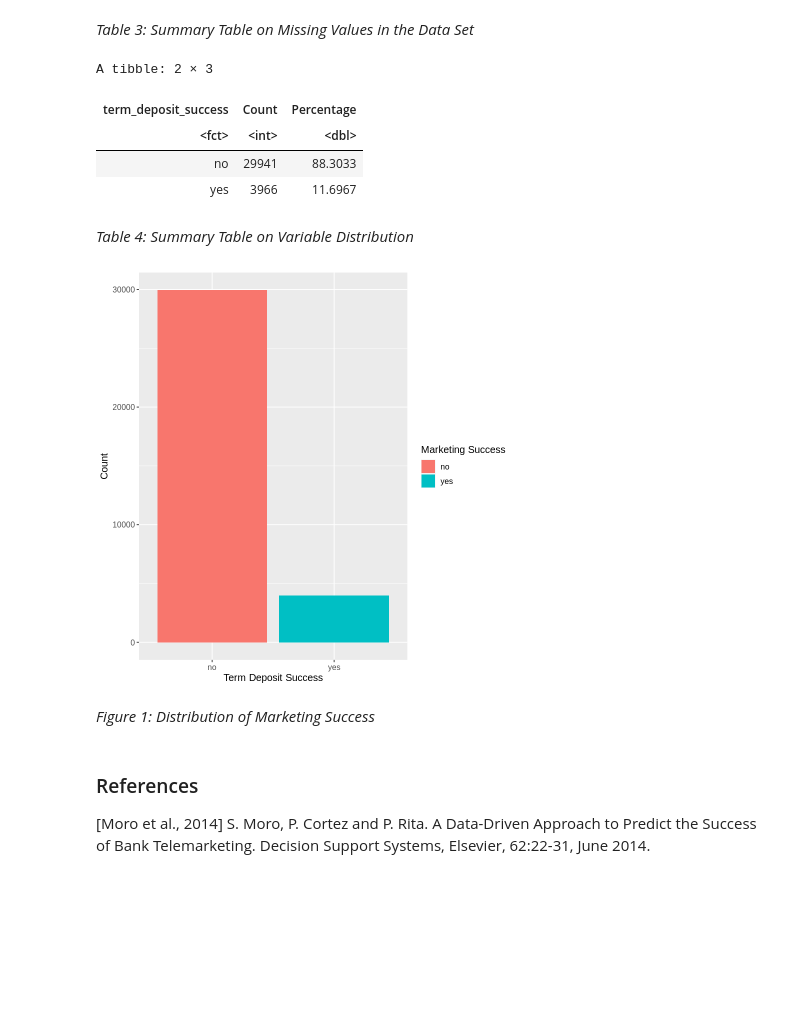
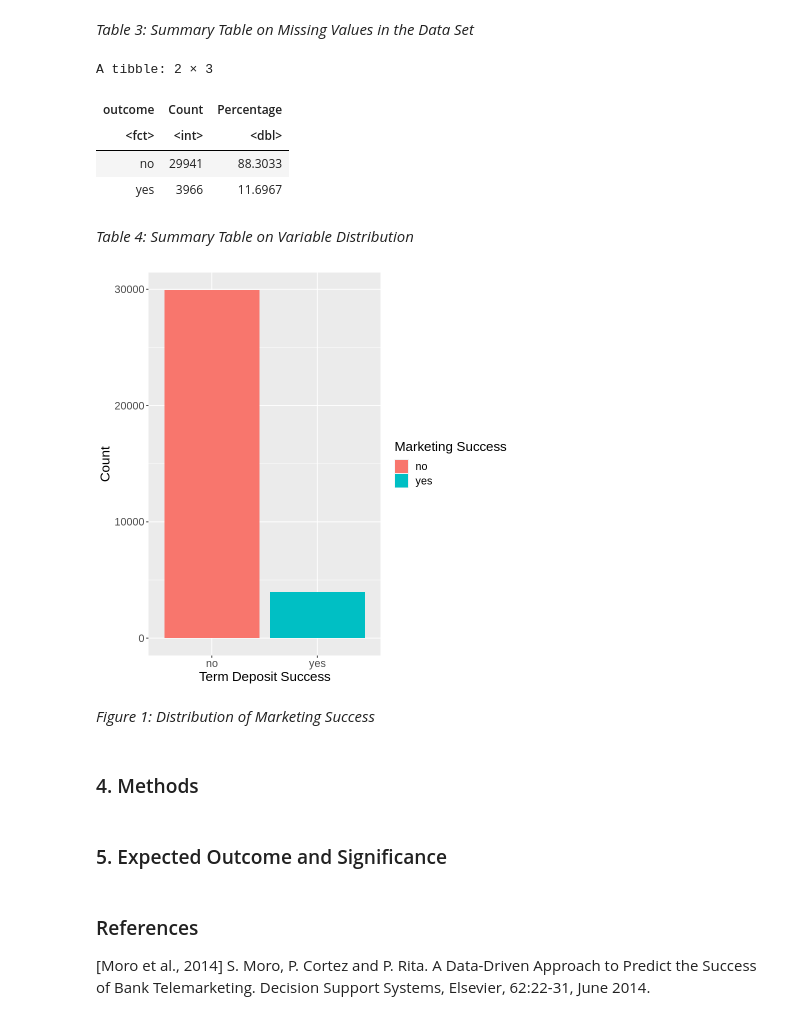
Before and after one commit to a-wang27/DSCI-100, a Jupyter notebook: project_proposal.ipynb, the cells around one changed output. Cells and saved outputs as stored; diff of their text form; code cells hidden in the pictures; blank space fills up the shorter version.

```diff
--- a/project_proposal.ipynb
+++ b/project_proposal.ipynb
@@ -41,12 +41,12 @@ A spec_tbl_df: 45211 × 17
 *Table 1: Bank Marketing Dataset from the Web*
 # %%
 tidy_bank_data <- bank_data |>
-    rename(term_deposit_success = y) |>
-    mutate(term_deposit_success = as_factor(outcome))
+    rename(outcome = y) |>
+    mutate(outcome = as_factor(outcome))
 
 bank_split <- initial_split(tidy_bank_data,
                             prop = 0.75,
-                            strata = term_deposit_success)
+                            strata = outcome)
 bank_train <- training(bank_split)
 bank_test <- testing(bank_split)
 
@@ -79,26 +79,30 @@ A data.frame: 1 × 1
 # %%
 number_obs <- nrow(bank_train)
             bank_train |>
-            group_by(term_deposit_success) |>
+            group_by(outcome) |>
             summarize(Count = n(), Percentage = n() / number_obs * 100)
 # %% [output]
 A tibble: 2 × 3
-| term_deposit_success | Count | Percentage |
+| outcome | Count | Percentage |
 | <fct> | <int> | <dbl> |
 | no | 29941 | 88.3033 |
 | yes | 3966 | 11.6967 |
 # %% [markdown]
 *Table 4: Summary Table on Variable Distribution*
 # %%
-distribution_plot <- ggplot(bank_train, aes(x = term_deposit_success, fill = term_deposit_success)) +
+distribution_plot <- ggplot(bank_train, aes(x = outcome, fill = outcome)) +
             geom_bar(stat = "Count") +
             labs(x = "Term Deposit Success", y = "Count", fill = "Marketing Success") +
-            theme(text = element_text(size = 12))
+            theme(text = element_text(size = 16))
 distribution_plot
 # %% [output]
-[figure, old version]
+[figure, new version]
 # %% [markdown]
 *Figure 1: Distribution of Marketing Success*
+# %% [markdown]
+### 4. Methods
+# %% [markdown]
+### 5. Expected Outcome and Significance
 # %% [markdown]
 ### References
 
```
Also changed, not shown: parts of 3 cells of this notebook.
